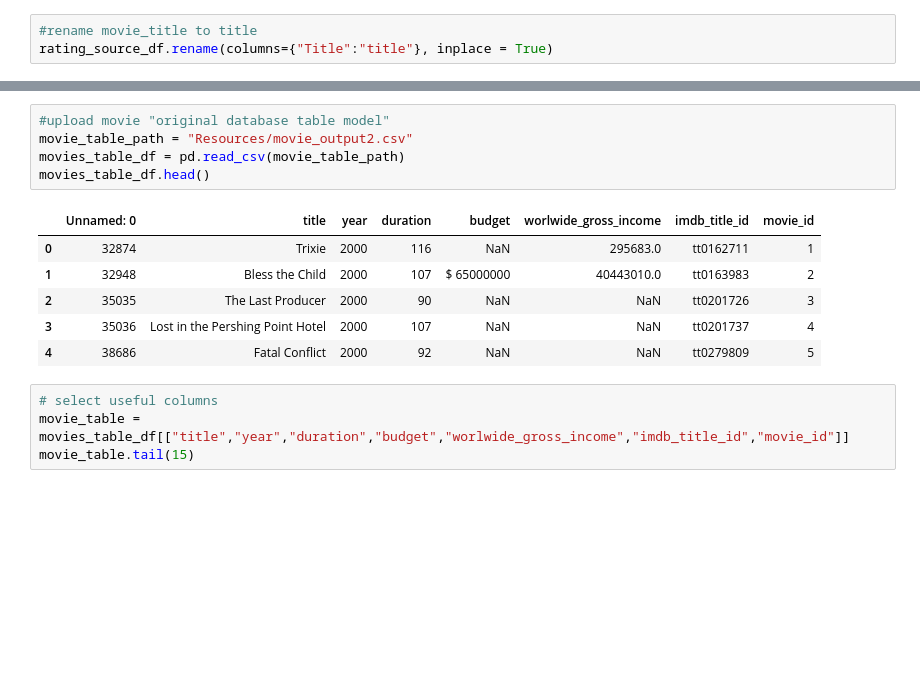
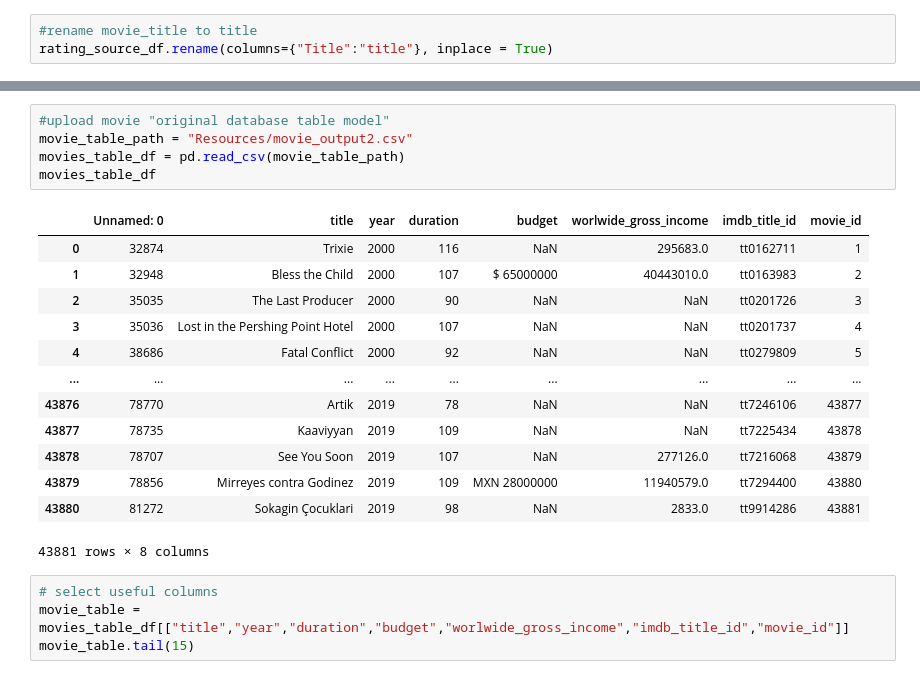
Before and after one commit to eriklockwood/team1_etl_project, a Jupyter notebook: country_language_rating.ipynb, the cells around one changed output, grey strips where cells are left out. Saved outputs shown, nothing was run; the diff lists cells and outputs as text; blank space fills up the shorter version.

```diff
--- a/country_language_rating.ipynb
+++ b/country_language_rating.ipynb
@@ -476,15 +560,22 @@ rating_source_df.rename(columns={"Title":"title"}, inplace = True)
 # %%
 #upload movie "original database table model"
 movie_table_path = "Resources/movie_output2.csv"
 movies_table_df = pd.read_csv(movie_table_path)
-movies_table_df.head()
+movies_table_df
 # %% [output]
 |  | Unnamed: 0 | title | year | duration | budget | worlwide_gross_income | imdb_title_id | movie_id |
 | 0 | 32874 | Trixie | 2000 | 116 | NaN | 295683.0 | tt0162711 | 1 |
 | 1 | 32948 | Bless the Child | 2000 | 107 | $ 65000000 | 40443010.0 | tt0163983 | 2 |
 | 2 | 35035 | The Last Producer | 2000 | 90 | NaN | NaN | tt0201726 | 3 |
 | 3 | 35036 | Lost in the Pershing Point Hotel | 2000 | 107 | NaN | NaN | tt0201737 | 4 |
 | 4 | 38686 | Fatal Conflict | 2000 | 92 | NaN | NaN | tt0279809 | 5 |
+| ... | ... | ... | ... | ... | ... | ... | ... | ... |
+| 43876 | 78770 | Artik | 2019 | 78 | NaN | NaN | tt7246106 | 43877 |
+| 43877 | 78735 | Kaaviyyan | 2019 | 109 | NaN | NaN | tt7225434 | 43878 |
+| 43878 | 78707 | See You Soon | 2019 | 107 | NaN | 277126.0 | tt7216068 | 43879 |
+| 43879 | 78856 | Mirreyes contra Godinez | 2019 | 109 | MXN 28000000 | 11940579.0 | tt7294400 | 43880 |
+| 43880 | 81272 | Sokagin Çocuklari | 2019 | 98 | NaN | 2833.0 | tt9914286 | 43881 |
+43881 rows × 8 columns
 # %%
 # select useful columns
 movie_table = movies_table_df[["title","year","duration","budget","worlwide_gross_income","imdb_title_id","movie_id"]]
```
Also changed, not shown: parts of 19 cells of this notebook.
